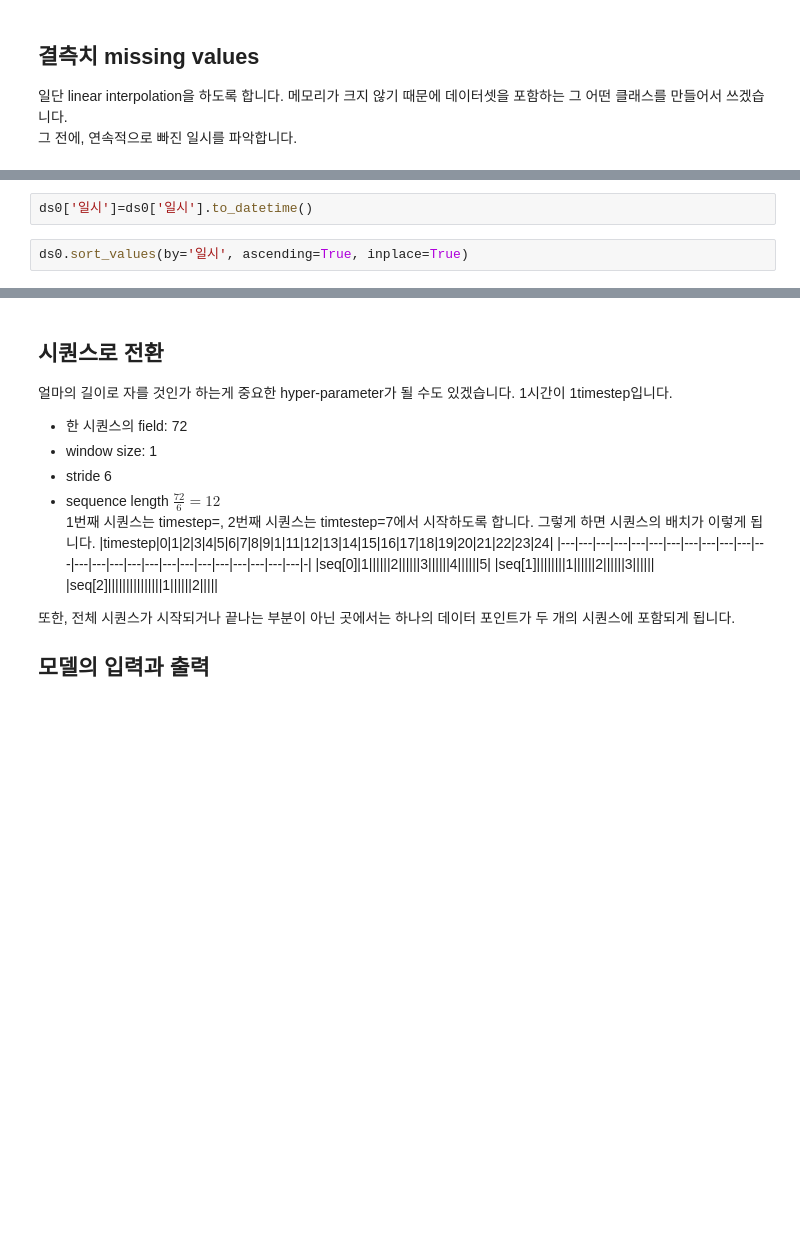
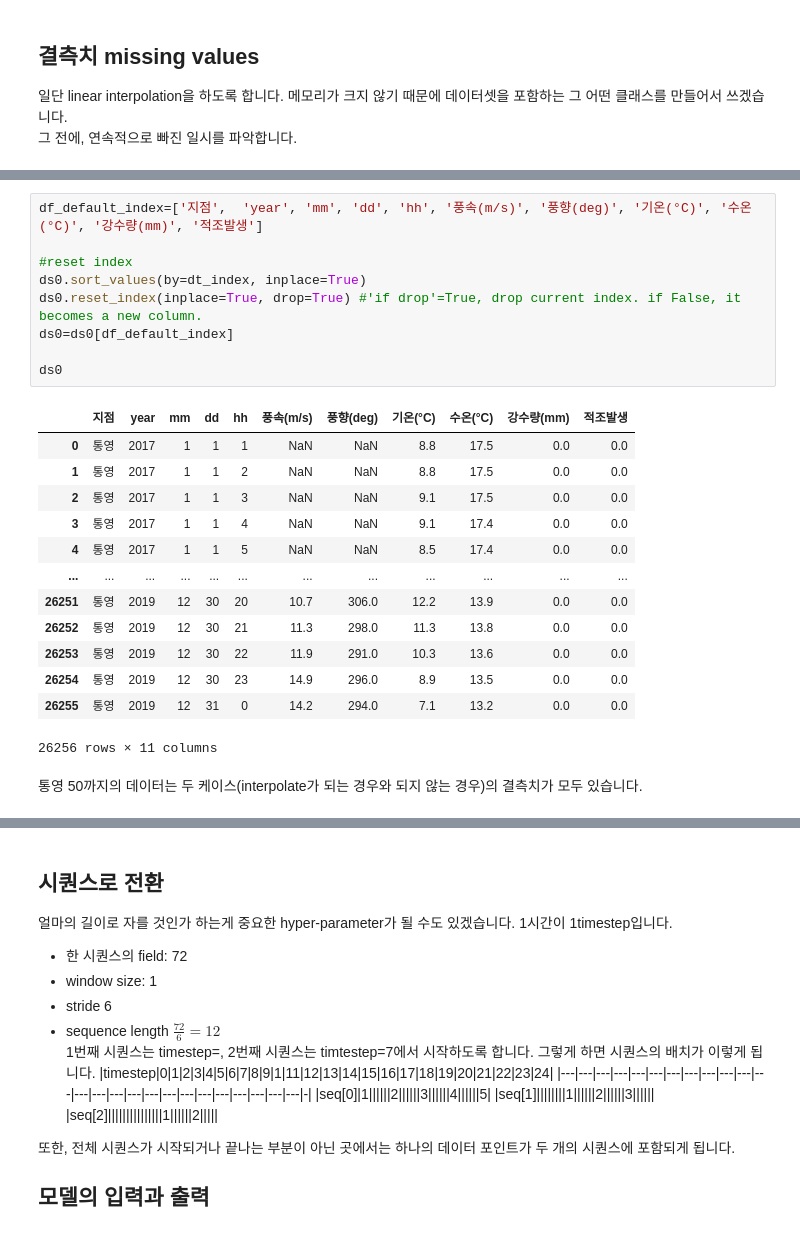
Before and after one commit to chhyyi/aiffel, a Jupyter notebook: aiffelthon/Sensory_LSTM.ipynb, the cells around one changed output, grey strips where cells are left out. Saved outputs shown, nothing was run; the diff lists cells and outputs as text; blank space fills up the shorter version.

```diff
--- a/aiffelthon/Sensory_LSTM.ipynb
+++ b/aiffelthon/Sensory_LSTM.ipynb
@@ -125,4 +164,0 @@ array(['2017-01-01 1:00', '2017-01-01 2:00', '2017-01-01 3:00', ...,
-# %%
-ds0['일시']=ds0['일시'].to_datetime()
-# %%
-ds0.sort_values(by='일시', ascending=True, inplace=True)
@@ -130,0 +171,25 @@ TypeError: '<' not supported between instances of 'Timestamp' and 'str'
+# %%
+df_default_index=['지점',  'year', 'mm', 'dd', 'hh', '풍속(m/s)', '풍향(deg)', '기온(°C)', '수온(°C)', '강수량(mm)', '적조발생']
+
+#reset index
+ds0.sort_values(by=dt_index, inplace=True)
+ds0.reset_index(inplace=True, drop=True) #'if drop'=True, drop current index. if False, it becomes a new column.
+ds0=ds0[df_default_index]
+
+ds0
+# %% [output]
+|  | 지점 | year | mm | dd | hh | 풍속(m/s) | 풍향(deg) | 기온(°C) | 수온(°C) | 강수량(mm) | 적조발생 |
+| 0 | 통영 | 2017 | 1 | 1 | 1 | NaN | NaN | 8.8 | 17.5 | 0.0 | 0.0 |
+| 1 | 통영 | 2017 | 1 | 1 | 2 | NaN | NaN | 8.8 | 17.5 | 0.0 | 0.0 |
+| 2 | 통영 | 2017 | 1 | 1 | 3 | NaN | NaN | 9.1 | 17.5 | 0.0 | 0.0 |
+| 3 | 통영 | 2017 | 1 | 1 | 4 | NaN | NaN | 9.1 | 17.4 | 0.0 | 0.0 |
+| 4 | 통영 | 2017 | 1 | 1 | 5 | NaN | NaN | 8.5 | 17.4 | 0.0 | 0.0 |
+| ... | ... | ... | ... | ... | ... | ... | ... | ... | ... | ... | ... |
+| 26251 | 통영 | 2019 | 12 | 30 | 20 | 10.7 | 306.0 | 12.2 | 13.9 | 0.0 | 0.0 |
+| 26252 | 통영 | 2019 | 12 | 30 | 21 | 11.3 | 298.0 | 11.3 | 13.8 | 0.0 | 0.0 |
+| 26253 | 통영 | 2019 | 12 | 30 | 22 | 11.9 | 291.0 | 10.3 | 13.6 | 0.0 | 0.0 |
+| 26254 | 통영 | 2019 | 12 | 30 | 23 | 14.9 | 296.0 | 8.9 | 13.5 | 0.0 | 0.0 |
+| 26255 | 통영 | 2019 | 12 | 31 | 0 | 14.2 | 294.0 | 7.1 | 13.2 | 0.0 | 0.0 |
+26256 rows × 11 columns
+# %% [markdown]
+통영 50까지의 데이터는 두 케이스(interpolate가 되는 경우와 되지 않는 경우)의 결측치가 모두 있습니다.
```
Also changed, not shown: parts of 33 cells of this notebook.
